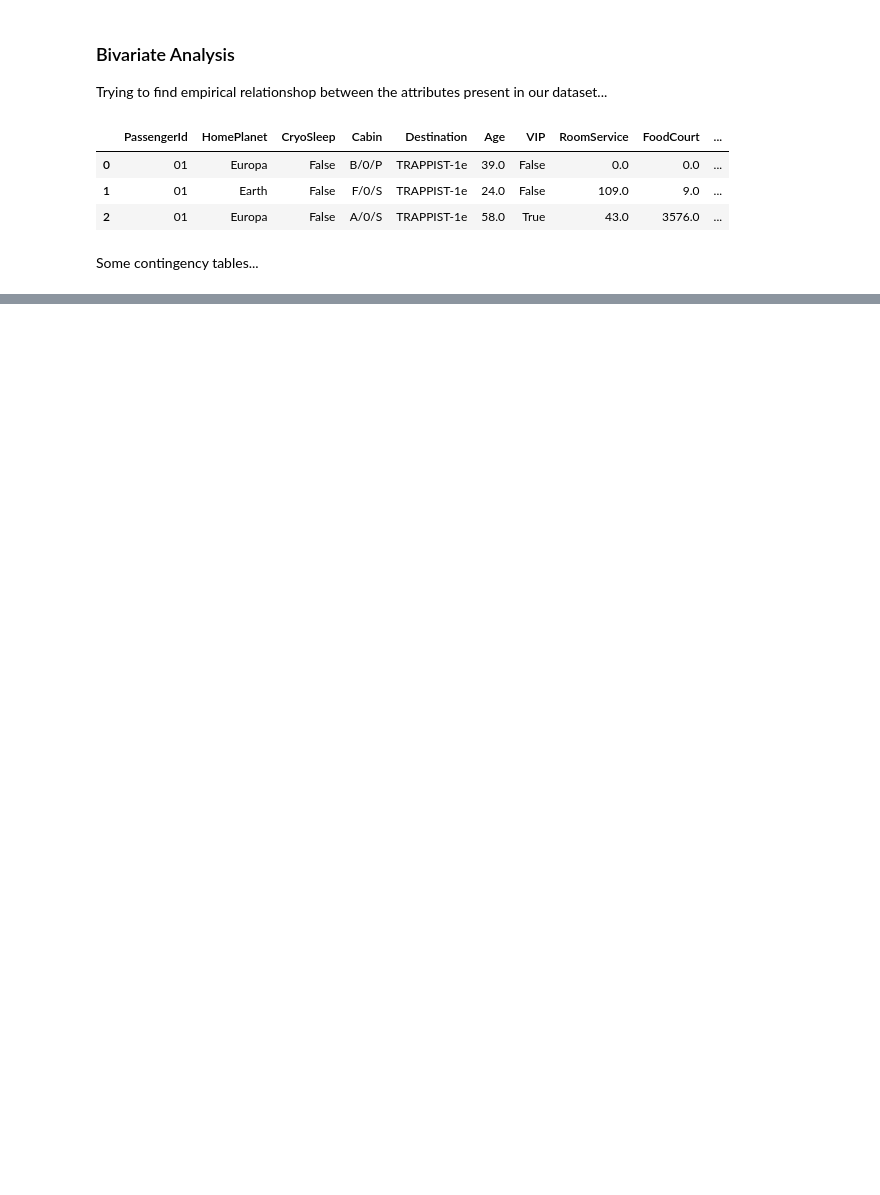
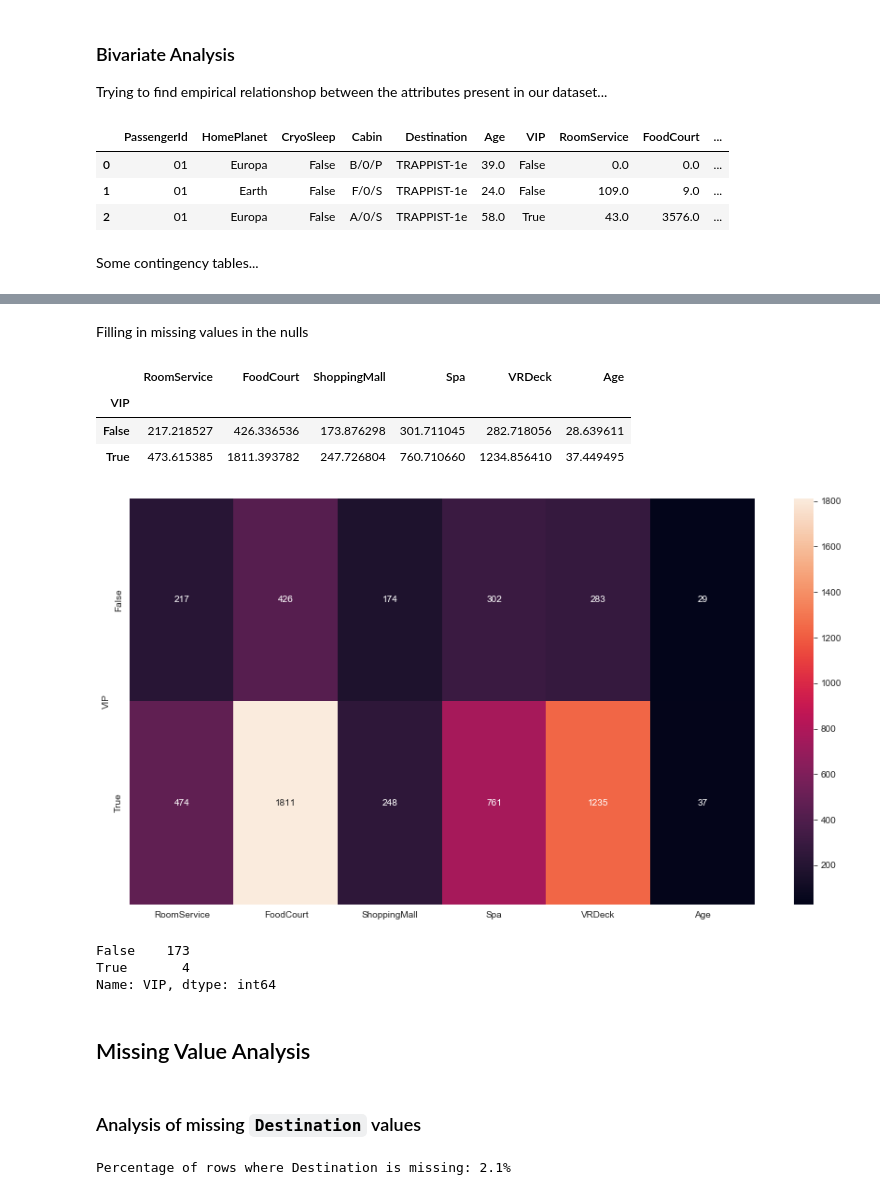
Before and after one commit to team-pass-ds/Spaceship-Titanic, a Jupyter notebook: notebooks/mukhopadhyay-eda-notebook.ipynb, the cells around one changed output, grey strips where cells are left out. Drawn from its saved outputs; the diff is of its cells as text; code cells hidden in the pictures; blank space fills up the shorter version.

Commit message:
Started bivariate analysis

```diff
--- a/notebooks/mukhopadhyay-eda-notebook.ipynb
+++ b/notebooks/mukhopadhyay-eda-notebook.ipynb
@@ -337,0 +395,35 @@ Text(0.5, 1.0, 'Contingency table for Side & Transported')
+# %% [markdown]
+Filling in missing values in the nulls
+# %%
+plt.figure(figsize=(15, 8))
+
+vip_gb = df.groupby('VIP').mean()
+vip_gb = vip_gb[['RoomService', 'FoodCourt', 'ShoppingMall', 'Spa', 'VRDeck'] + ['Age']]
+
+sns.heatmap(vip_gb, annot=True, fmt='.0f')
+vip_gb
+# %% [output]
+|  | RoomService | FoodCourt | ShoppingMall | Spa | VRDeck | Age |
+| VIP |  |  |  |  |  |  |
+| False | 217.218527 | 426.336536 | 173.876298 | 301.711045 | 282.718056 | 28.639611 |
+| True | 473.615385 | 1811.393782 | 247.726804 | 760.710660 | 1234.856410 | 37.449495 |
+[figure, added]
+# %%
+# VIPs in the rows where RoomService values are missing...
+
+df[pd.isna(df.RoomService)].VIP.value_counts()
+# %% [output]
+False    173
+True       4
+Name: VIP, dtype: int64
+# %% [markdown]
+## Missing Value Analysis
+# %% [markdown]
+### Analysis of missing `Destination` values
+# %%
+missing_dest = df[pd.isna(df.Destination)]
+print('Percentage of rows where Destination is missing: {}%'.format(
+    100 * round(missing_dest.shape[0] / num[0], 3)
+))
+# %% [output]
+Percentage of rows where Destination is missing: 2.1%
```
Also changed, not shown: parts of 26 cells of this notebook.
